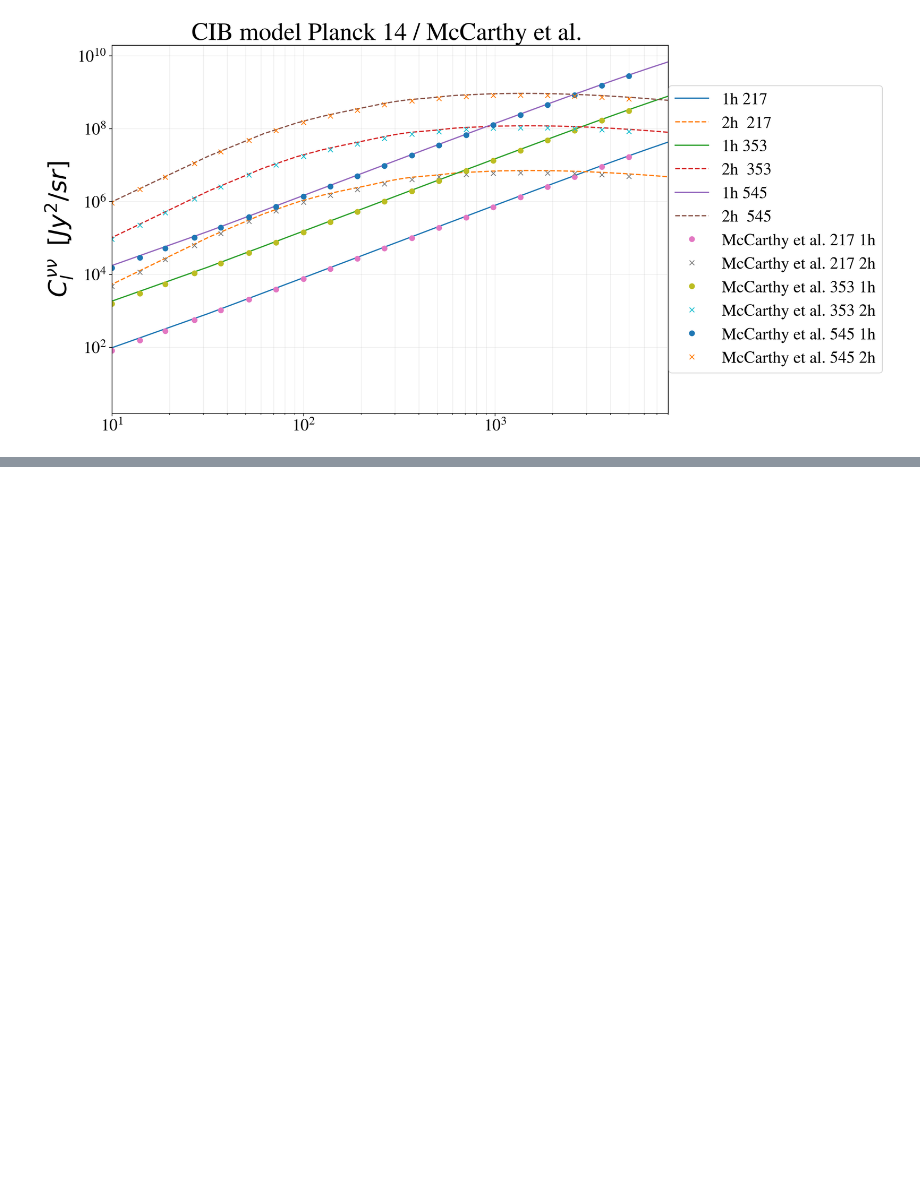
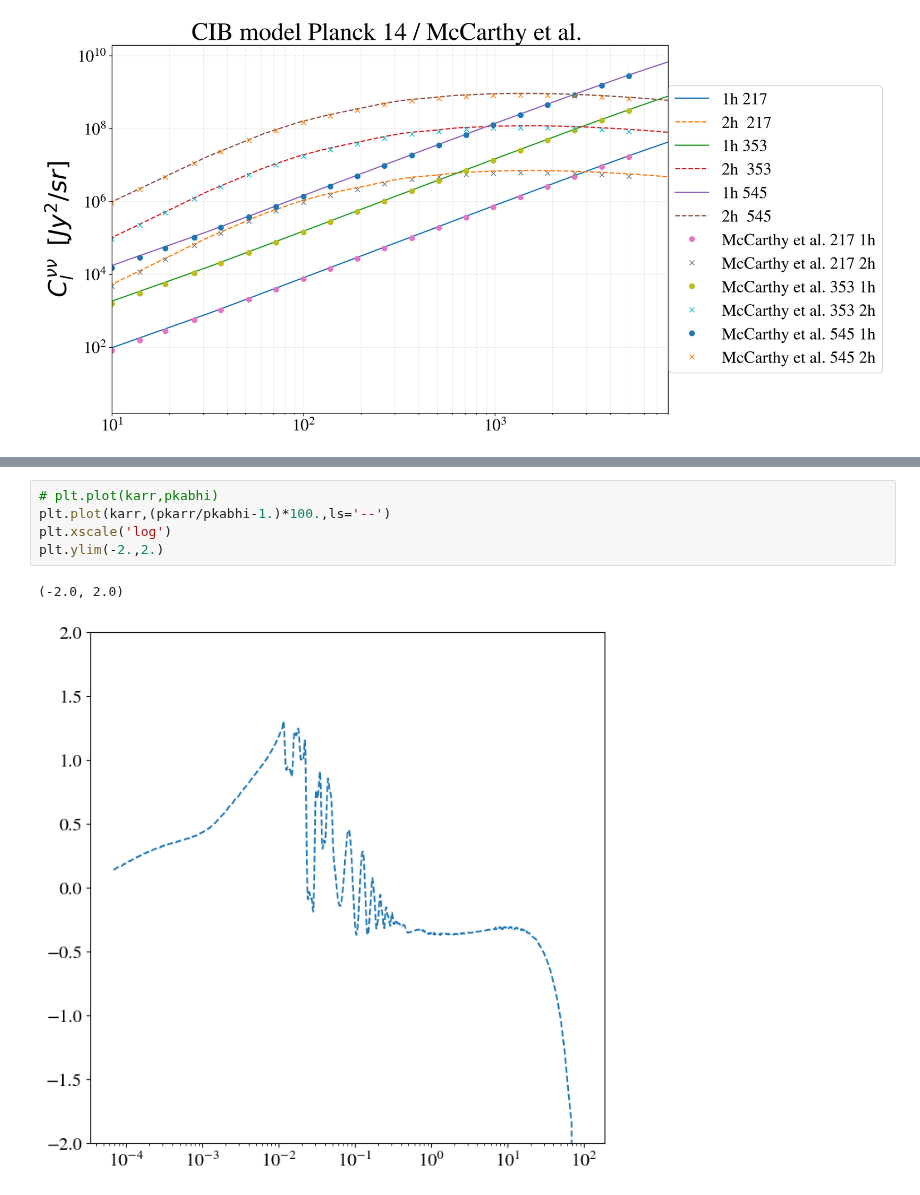
Before and after one commit to CLASS-SZ/class_sz, a Jupyter notebook: notebooks/class_sz_tutorial_notebooks/class_sz_CIB.ipynb, the cells around one changed output, grey strips where cells are left out. Saved outputs shown, nothing was run; the diff lists cells and outputs as text; blank space fills up the shorter version.

```diff
--- a/notebooks/class_sz_tutorial_notebooks/class_sz_CIB.ipynb
+++ b/notebooks/class_sz_tutorial_notebooks/class_sz_CIB.ipynb
@@ -231,0 +404,8 @@ plt.legend(loc='right',bbox_to_anchor=(1.4, 0.5), fontsize=20)
+# %%
+# plt.plot(karr,pkabhi)
+plt.plot(karr,(pkarr/pkabhi-1.)*100.,ls='--')
+plt.xscale('log')
+plt.ylim(-2.,2.)
+# %% [output]
+(-2.0, 2.0)
+[figure, added]
```
Also changed, not shown: parts of 18 cells of this notebook, 5 other files.
